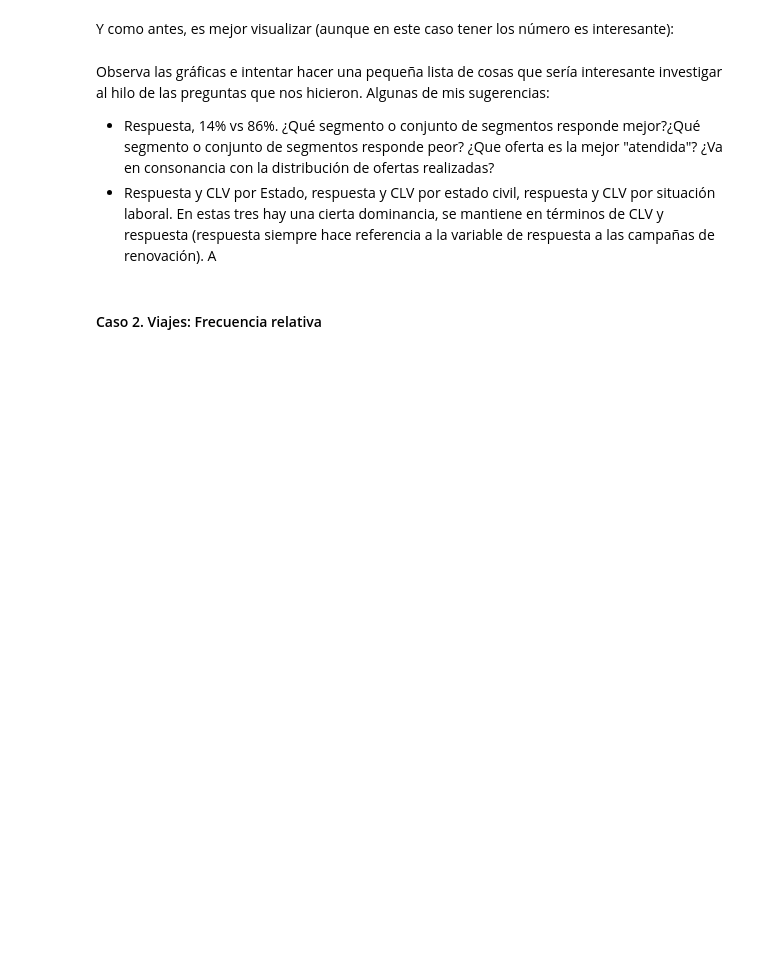
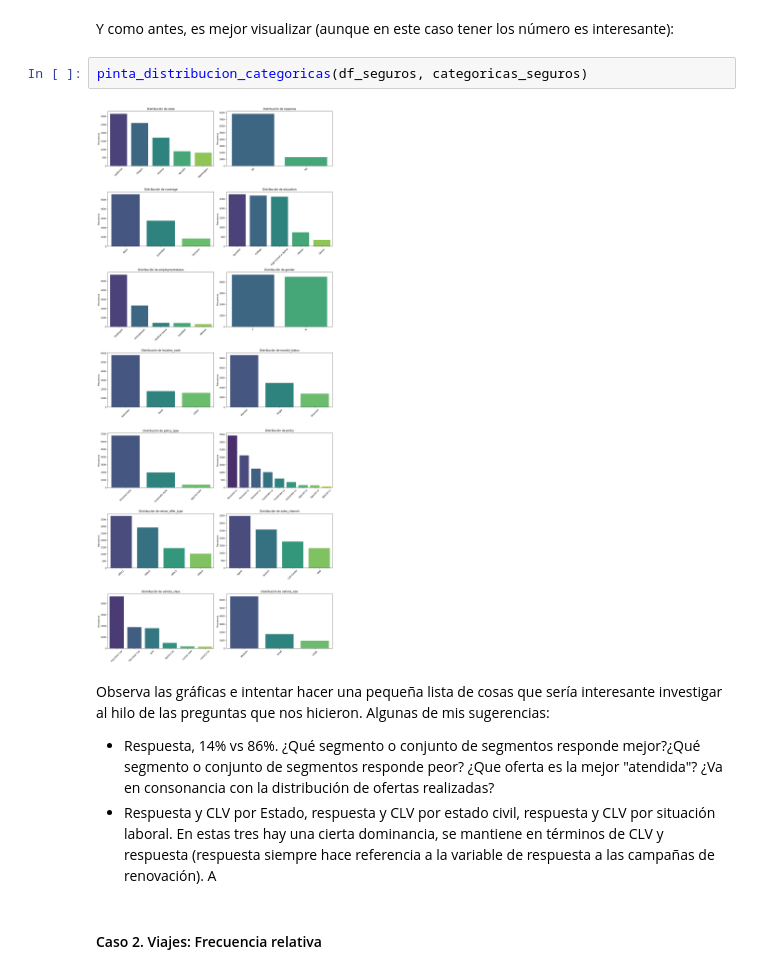
Before and after one commit to Cmonzon-94/ONLINE_DS_THEBRIDGE_Cmonzon, a Jupyter notebook: 03_Analisis_de_Datos/Sprint_07/Unidad_01_Analisis__Univariante/03_Frecuencias.ipynb, the cells around one changed output. Drawn from its saved outputs; the diff is of its cells as text; blank space fills up the shorter version.

```diff
--- a/03_Analisis_de_Datos/Sprint_07/Unidad_01_Analisis__Univariante/03_Frecuencias.ipynb
+++ b/03_Analisis_de_Datos/Sprint_07/Unidad_01_Analisis__Univariante/03_Frecuencias.ipynb
@@ -118,5 +168,9 @@ Igualmente también podemos calcular la **frecuencia relativa** de cada conteo c
 # %% [markdown]
 Y como antes, es mejor visualizar (aunque en este caso tener los número es interesante):
+# %%
+pinta_distribucion_categoricas(df_seguros, categoricas_seguros)
+# %% [output]
+[figure, added]
 # %% [markdown]
 Observa las gráficas e intentar hacer una pequeña lista de cosas que sería interesante investigar al hilo de las preguntas que nos hicieron. Algunas de mis sugerencias:
 * Respuesta, 14% vs 86%. ¿Qué segmento o conjunto de segmentos responde mejor?¿Qué segmento o conjunto de segmentos responde peor? ¿Que oferta es la mejor "atendida"? ¿Va en consonancia con la distribución de ofertas realizadas?
```
Also changed, not shown: parts of 3 cells of this notebook.
